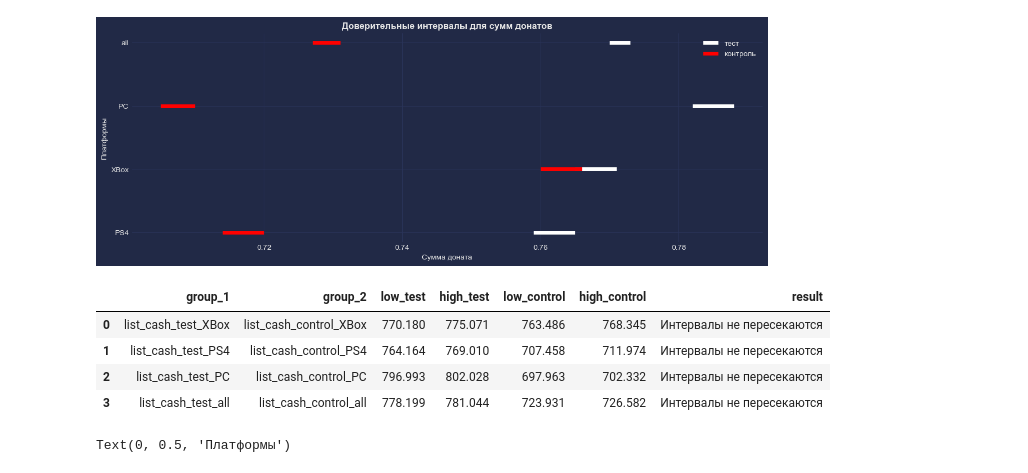
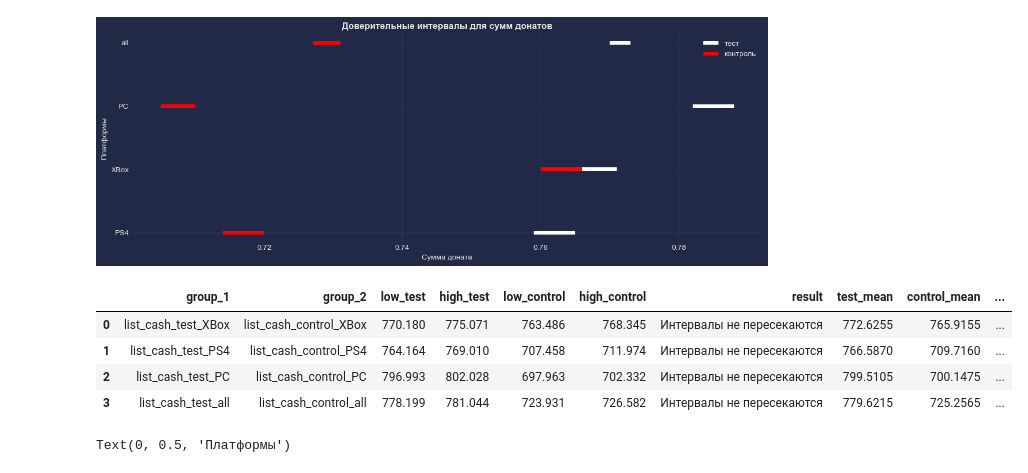
Before and after one commit to philippkuch/data_analyst_projects, a Jupyter notebook: ARPU_gamedev_AB-test.ipynb, the cells around one changed output. Cells and saved outputs as stored; diff of their text form; code cells hidden in the pictures.

```diff
--- a/ARPU_gamedev_AB-test.ipynb
+++ b/ARPU_gamedev_AB-test.ipynb
@@ -767,38 +780,49 @@ result_interval_dict_cash = {}
 interval_results_cash = pd.DataFrame()
 
 confidence = 0.95
 
 if len(test_group_names_cash) == len(control_group_names_cash):
     for index in range(len(control_group_names_cash)):
         test_sample_name = test_group_names_cash[index]
         control_sample_name = control_group_names_cash[index]
         test_sample_values = samples_cash[test_sample_name]
         control_sample_values = samples_cash[control_sample_name]
         interval_test = st.norm.interval(confidence=confidence, loc=np.mean(test_sample_values), scale=st.sem(test_sample_values))
         interval_control = st.norm.interval(confidence=confidence, loc=np.mean(control_sample_values), scale=st.sem(control_sample_values))
         low_test = round(interval_test[0], 3)
         high_test = round(interval_test[1], 3)
         low_control = round(interval_control[0], 3)
         high_control = round(interval_control[1], 3)
         result_interval_dict_cash['group_1'] = str(test_sample_name)
         result_interval_dict_cash['group_2'] = str(control_sample_name)
         result_interval_dict_cash['low_test'] = low_test
         result_interval_dict_cash['high_test'] = high_test
         result_interval_dict_cash['low_control'] = low_control
         result_interval_dict_cash['high_control'] = high_control
         if (low_test <= high_control) or (low_control <= high_test):
             result_interval_dict_cash['result'] = 'Интервалы не пересекаются'
         else:
             result_interval_dict_cash['result'] = 'Интервалы пересекаются'
         interval_results_cash = interval_results_cash._append(result_interval_dict_cash, ignore_index = True)
 
+
+interval_results_cash['test_mean'] = (interval_results_cash['low_test'] + interval_results_cash['high_test']) / 2
+interval_results_cash['control_mean'] = (interval_results_cash['low_control'] + interval_results_cash['high_control']) / 2
+interval_results_cash['test_tol'] = interval_results_cash['test_mean'] - interval_results_cash['low_test']
+interval_results_cash['control_tol'] = interval_results_cash['control_mean'] - interval_results_cash['low_control']
+
+interval_results_cash['dif_low'] = interval_results_cash['low_test'] - interval_results_cash['high_control']
+interval_results_cash['dif_high'] = interval_results_cash['high_test'] - interval_results_cash['low_control']
+interval_results_cash['dif_mean'] = (interval_results_cash['dif_low'] + interval_results_cash['dif_high']) / 2
+interval_results_cash['dif_tol'] = interval_results_cash['dif_mean'] - interval_results_cash['dif_low']
+
 interval_results_cash
 # %% [output]
-|  | group_1 | group_2 | low_test | high_test | low_control | high_control | result |
-| 0 | list_cash_test_XBox | list_cash_control_XBox | 770.180 | 775.071 | 763.486 | 768.345 | Интервалы не пересекаются |
-| 1 | list_cash_test_PS4 | list_cash_control_PS4 | 764.164 | 769.010 | 707.458 | 711.974 | Интервалы не пересекаются |
-| 2 | list_cash_test_PC | list_cash_control_PC | 796.993 | 802.028 | 697.963 | 702.332 | Интервалы не пересекаются |
-| 3 | list_cash_test_all | list_cash_control_all | 778.199 | 781.044 | 723.931 | 726.582 | Интервалы не пересекаются |
+|  | group_1 | group_2 | low_test | high_test | low_control | high_control | result | test_mean | control_mean | ... |
+| 0 | list_cash_test_XBox | list_cash_control_XBox | 770.180 | 775.071 | 763.486 | 768.345 | Интервалы не пересекаются | 772.6255 | 765.9155 | ... |
+| 1 | list_cash_test_PS4 | list_cash_control_PS4 | 764.164 | 769.010 | 707.458 | 711.974 | Интервалы не пересекаются | 766.5870 | 709.7160 | ... |
+| 2 | list_cash_test_PC | list_cash_control_PC | 796.993 | 802.028 | 697.963 | 702.332 | Интервалы не пересекаются | 799.5105 | 700.1475 | ... |
+| 3 | list_cash_test_all | list_cash_control_all | 778.199 | 781.044 | 723.931 | 726.582 | Интервалы не пересекаются | 779.6215 | 725.2565 | ... |
 # %%
 # визуализация доверительных интервалов для трат внутриигровой валюты
 
```
Also changed, not shown: parts of 4 cells of this notebook.
